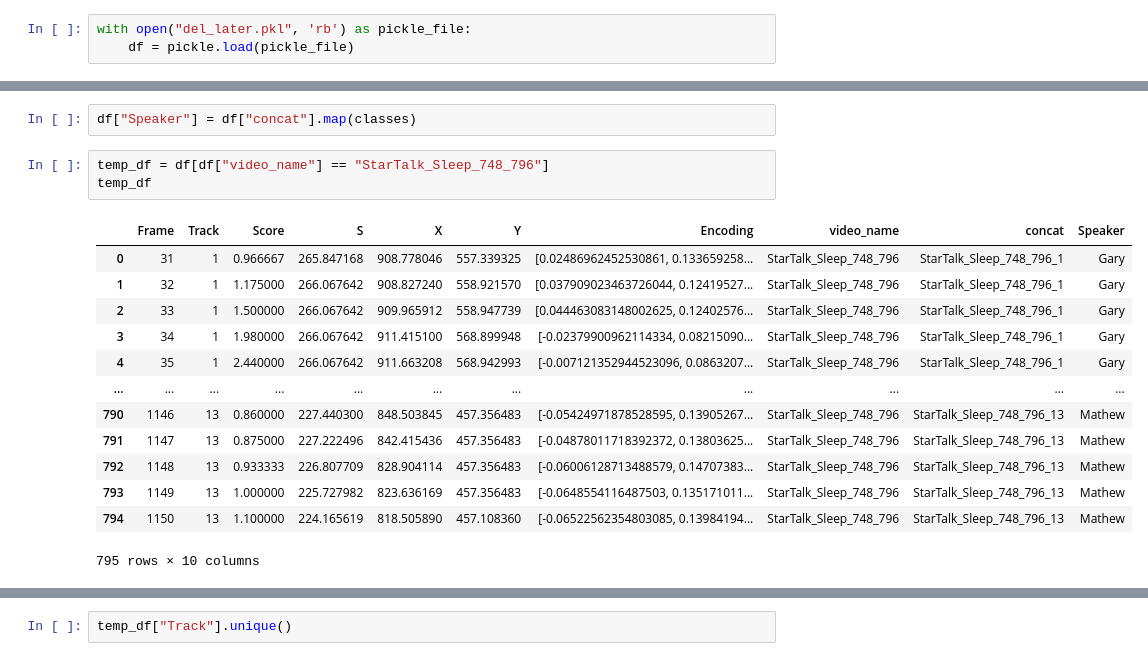
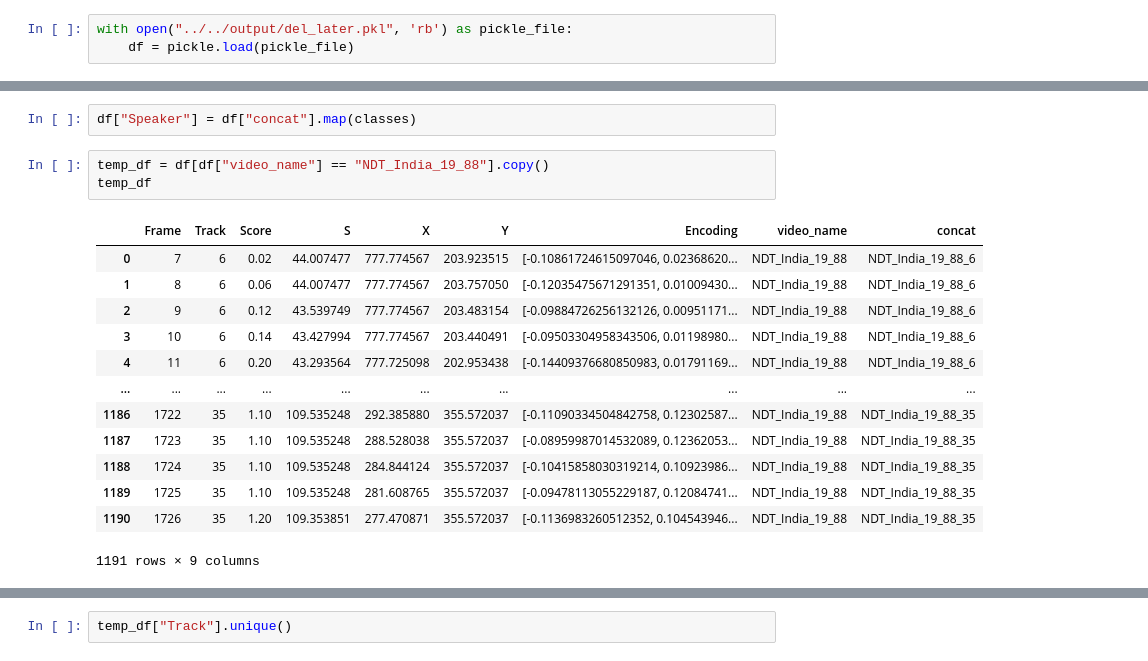
Before and after one commit to ghadwalsunil/WhoSaidThat, a Jupyter notebook: CustomUtils/Testing/Clustering.ipynb, the cells around one changed output, grey strips where cells are left out. Cells and saved outputs as stored; diff of their text form.

Commit message:
Video diarization logic updates

```diff
--- a/CustomUtils/Testing/Clustering.ipynb
+++ b/CustomUtils/Testing/Clustering.ipynb
@@ -13,3 +14,3 @@ import umap
 # %%
-with open("del_later.pkl", 'rb') as pickle_file:
+with open("../../output/del_later.pkl", 'rb') as pickle_file:
     df = pickle.load(pickle_file)
@@ -120,19 +158,19 @@ def generate_umap_embeddings(embeddings, n_neighbors, n_components):
 # %%
 df["Speaker"] = df["concat"].map(classes)
 # %%
-temp_df = df[df["video_name"] == "StarTalk_Sleep_748_796"]
+temp_df = df[df["video_name"] == "NDT_India_19_88"].copy()
 temp_df
 # %% [output]
-|  | Frame | Track | Score | S | X | Y | Encoding | video_name | concat | Speaker |
-| 0 | 31 | 1 | 0.966667 | 265.847168 | 908.778046 | 557.339325 | [0.02486962452530861, 0.133659258... | StarTalk_Sleep_748_796 | StarTalk_Sleep_748_796_1 | Gary |
-| 1 | 32 | 1 | 1.175000 | 266.067642 | 908.827240 | 558.921570 | [0.037909023463726044, 0.12419527... | StarTalk_Sleep_748_796 | StarTalk_Sleep_748_796_1 | Gary |
-| 2 | 33 | 1 | 1.500000 | 266.067642 | 909.965912 | 558.947739 | [0.044463083148002625, 0.12402576... | StarTalk_Sleep_748_796 | StarTalk_Sleep_748_796_1 | Gary |
-| 3 | 34 | 1 | 1.980000 | 266.067642 | 911.415100 | 568.899948 | [-0.02379900962114334, 0.08215090... | StarTalk_Sleep_748_796 | StarTalk_Sleep_748_796_1 | Gary |
-| 4 | 35 | 1 | 2.440000 | 266.067642 | 911.663208 | 568.942993 | [-0.007121352944523096, 0.0863207... | StarTalk_Sleep_748_796 | StarTalk_Sleep_748_796_1 | Gary |
-| ... | ... | ... | ... | ... | ... | ... | ... | ... | ... | ... |
-| 790 | 1146 | 13 | 0.860000 | 227.440300 | 848.503845 | 457.356483 | [-0.05424971878528595, 0.13905267... | StarTalk_Sleep_748_796 | StarTalk_Sleep_748_796_13 | Mathew |
-| 791 | 1147 | 13 | 0.875000 | 227.222496 | 842.415436 | 457.356483 | [-0.04878011718392372, 0.13803625... | StarTalk_Sleep_748_796 | StarTalk_Sleep_748_796_13 | Mathew |
-| 792 | 1148 | 13 | 0.933333 | 226.807709 | 828.904114 | 457.356483 | [-0.06006128713488579, 0.14707383... | StarTalk_Sleep_748_796 | StarTalk_Sleep_748_796_13 | Mathew |
-| 793 | 1149 | 13 | 1.000000 | 225.727982 | 823.636169 | 457.356483 | [-0.0648554116487503, 0.135171011... | StarTalk_Sleep_748_796 | StarTalk_Sleep_748_796_13 | Mathew |
-| 794 | 1150 | 13 | 1.100000 | 224.165619 | 818.505890 | 457.108360 | [-0.06522562354803085, 0.13984194... | StarTalk_Sleep_748_796 | StarTalk_Sleep_748_796_13 | Mathew |
+|  | Frame | Track | Score | S | X | Y | Encoding | video_name | concat |
+| 0 | 7 | 6 | 0.02 | 44.007477 | 777.774567 | 203.923515 | [-0.10861724615097046, 0.02368620... | NDT_India_19_88 | NDT_India_19_88_6 |
+| 1 | 8 | 6 | 0.06 | 44.007477 | 777.774567 | 203.757050 | [-0.12035475671291351, 0.01009430... | NDT_India_19_88 | NDT_India_19_88_6 |
+| 2 | 9 | 6 | 0.12 | 43.539749 | 777.774567 | 203.483154 | [-0.09884726256132126, 0.00951171... | NDT_India_19_88 | NDT_India_19_88_6 |
+| 3 | 10 | 6 | 0.14 | 43.427994 | 777.774567 | 203.440491 | [-0.09503304958343506, 0.01198980... | NDT_India_19_88 | NDT_India_19_88_6 |
+| 4 | 11 | 6 | 0.20 | 43.293564 | 777.725098 | 202.953438 | [-0.14409376680850983, 0.01791169... | NDT_India_19_88 | NDT_India_19_88_6 |
+| ... | ... | ... | ... | ... | ... | ... | ... | ... | ... |
+| 1186 | 1722 | 35 | 1.10 | 109.535248 | 292.385880 | 355.572037 | [-0.11090334504842758, 0.12302587... | NDT_India_19_88 | NDT_India_19_88_35 |
+| 1187 | 1723 | 35 | 1.10 | 109.535248 | 288.528038 | 355.572037 | [-0.08959987014532089, 0.12362053... | NDT_India_19_88 | NDT_India_19_88_35 |
+| 1188 | 1724 | 35 | 1.10 | 109.535248 | 284.844124 | 355.572037 | [-0.10415858030319214, 0.10923986... | NDT_India_19_88 | NDT_India_19_88_35 |
+| 1189 | 1725 | 35 | 1.10 | 109.535248 | 281.608765 | 355.572037 | [-0.09478113055229187, 0.12084741... | NDT_India_19_88 | NDT_India_19_88_35 |
+| 1190 | 1726 | 35 | 1.20 | 109.353851 | 277.470871 | 355.572037 | [-0.1136983260512352, 0.104543946... | NDT_India_19_88 | NDT_India_19_88_35 |
-795 rows × 10 columns
+1191 rows × 9 columns
```
Also changed, not shown: parts of 17 cells of this notebook, 6 other files.
